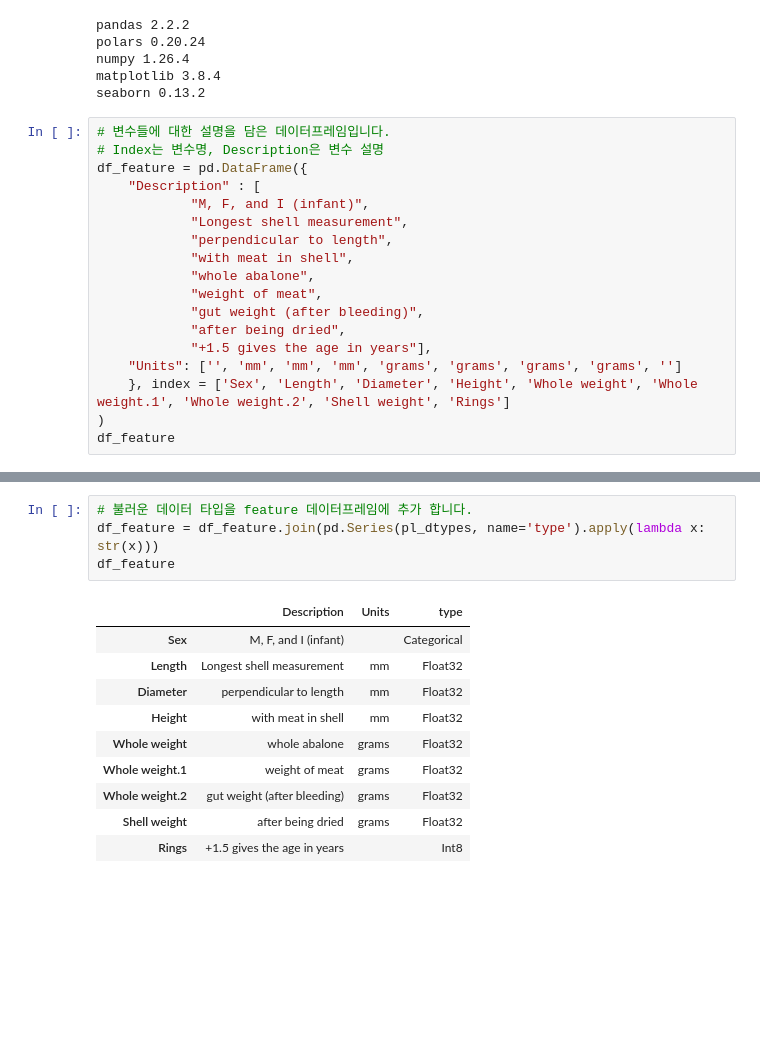
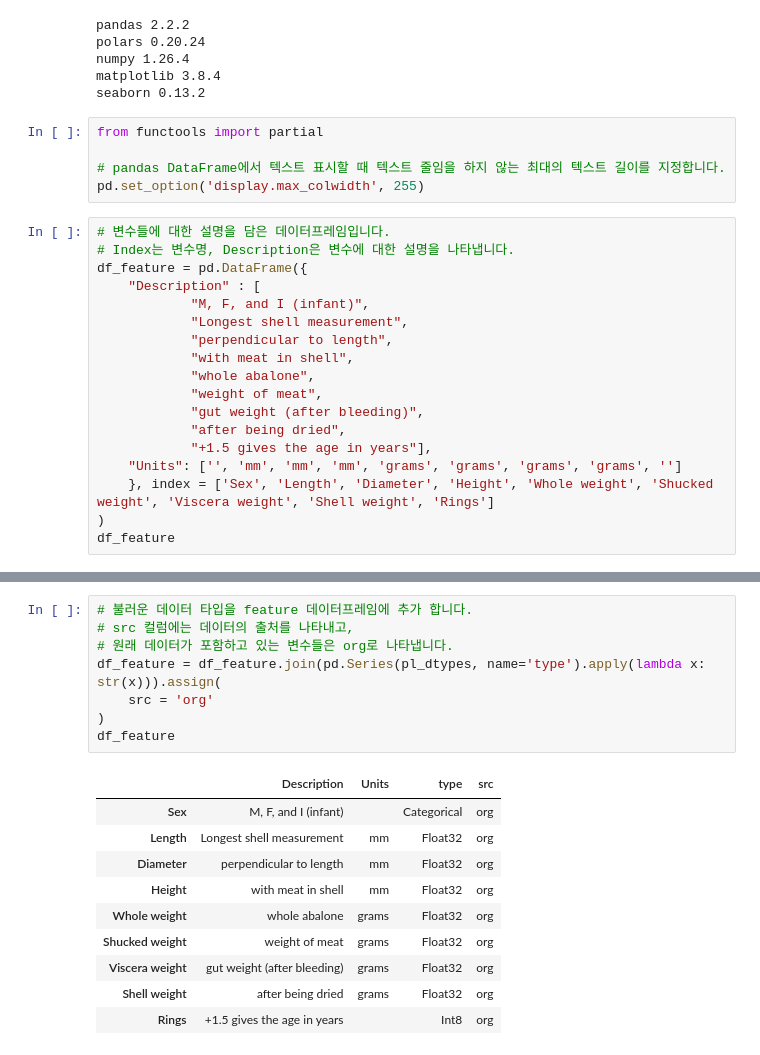
Before and after one commit to sunkusun9/sgml, a Jupyter notebook: abalone.ipynb, the cells around one changed output, grey strips where cells are left out. Drawn from its saved outputs; the diff is of its cells as text; blank space fills up the shorter version.

Commit message:
abalone.ipynb의데이터처리까지 반영

```diff
--- a/abalone.ipynb
+++ b/abalone.ipynb
@@ -67,9 +108,14 @@ polars 0.20.24
 numpy 1.26.4
 matplotlib 3.8.4
 seaborn 0.13.2
+# %%
+from functools import partial
+
+# pandas DataFrame에서 텍스트 표시할 때 텍스트 줄임을 하지 않는 최대의 텍스트 길이를 지정합니다.
+pd.set_option('display.max_colwidth', 255)
 # %%
 # 변수들에 대한 설명을 담은 데이터프레임입니다.
-# Index는 변수명, Description은 변수 설명
+# Index는 변수명, Description은 변수에 대한 설명을 나타냅니다.
 df_feature = pd.DataFrame({
     "Description" : [
             "M, F, and I (infant)",
@@ -82,7 +128,7 @@ df_feature = pd.DataFrame({
             "after being dried",
             "+1.5 gives the age in years"],
     "Units": ['', 'mm', 'mm', 'mm', 'grams', 'grams', 'grams', 'grams', '']
-    }, index = ['Sex', 'Length', 'Diameter', 'Height', 'Whole weight', 'Whole weight.1', 'Whole weight.2', 'Shell weight', 'Rings']
+    }, index = ['Sex', 'Length', 'Diameter', 'Height', 'Whole weight', 'Shucked weight', 'Viscera weight', 'Shell weight', 'Rings']
 )
 df_feature
 # %% [output]
@@ -150,19 +196,23 @@ shape: (4_177, 9)
 | "M" | 0.71 | 0.555 | 0.195 | 1.9485 | 0.9455 | 0.3765 | 0.495 | 12 |
 # %%
 # 불러운 데이터 타입을 feature 데이터프레임에 추가 합니다.
-df_feature = df_feature.join(pd.Series(pl_dtypes, name='type').apply(lambda x: str(x)))
+# src 컬럼에는 데이터의 출처를 나타내고,
+# 원래 데이터가 포함하고 있는 변수들은 org로 나타냅니다.
+df_feature = df_feature.join(pd.Series(pl_dtypes, name='type').apply(lambda x: str(x))).assign(
+    src = 'org'
+)
 df_feature
 # %% [output]
-|  | Description | Units | type |
-| Sex | M, F, and I (infant) |  | Categorical |
-| Length | Longest shell measurement | mm | Float32 |
-| Diameter | perpendicular to length | mm | Float32 |
-| Height | with meat in shell | mm | Float32 |
-| Whole weight | whole abalone | grams | Float32 |
-| Whole weight.1 | weight of meat | grams | Float32 |
-| Whole weight.2 | gut weight (after bleeding) | grams | Float32 |
-| Shell weight | after being dried | grams | Float32 |
-| Rings | +1.5 gives the age in years |  | Int8 |
+|  | Description | Units | type | src |
+| Sex | M, F, and I (infant) |  | Categorical | org |
+| Length | Longest shell measurement | mm | Float32 | org |
+| Diameter | perpendicular to length | mm | Float32 | org |
+| Height | with meat in shell | mm | Float32 | org |
+| Whole weight | whole abalone | grams | Float32 | org |
+| Shucked weight | weight of meat | grams | Float32 | org |
+| Viscera weight | gut weight (after bleeding) | grams | Float32 | org |
+| Shell weight | after being dried | grams | Float32 | org |
+| Rings | +1.5 gives the age in years |  | Int8 | org |
 # %%
 # pl.DataFrame은 sklearn.model_selection train_test_split가 지원하지 않아 수동으로 학습과 평가 데이터를 나눕니다.
 # 0으로 시작하는 데이터의 인덱스 컬럼 no 를 만들고 Rings로 구분하여 no 리스트를 만들고,
```
Also changed, not shown: parts of 15 cells of this notebook.
